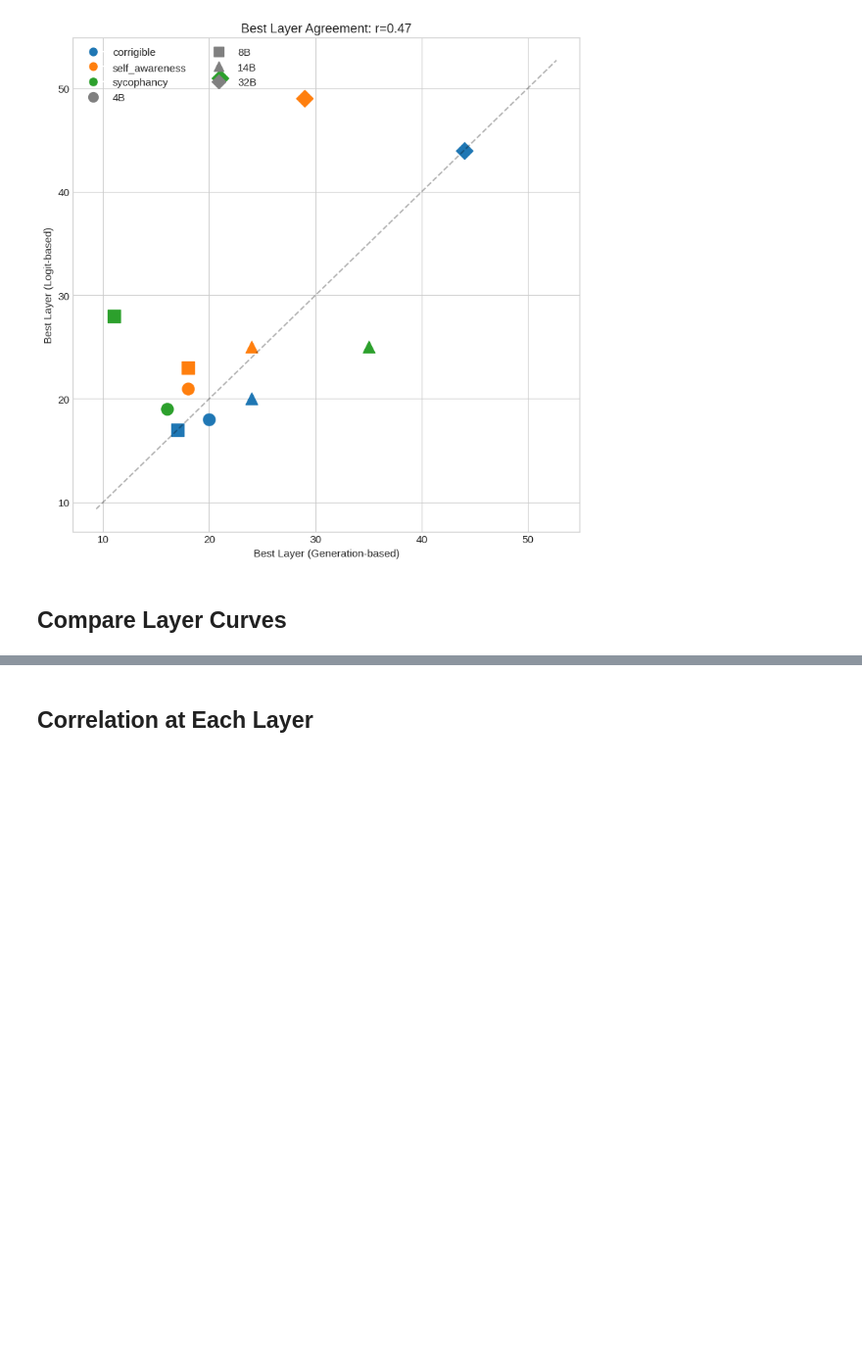
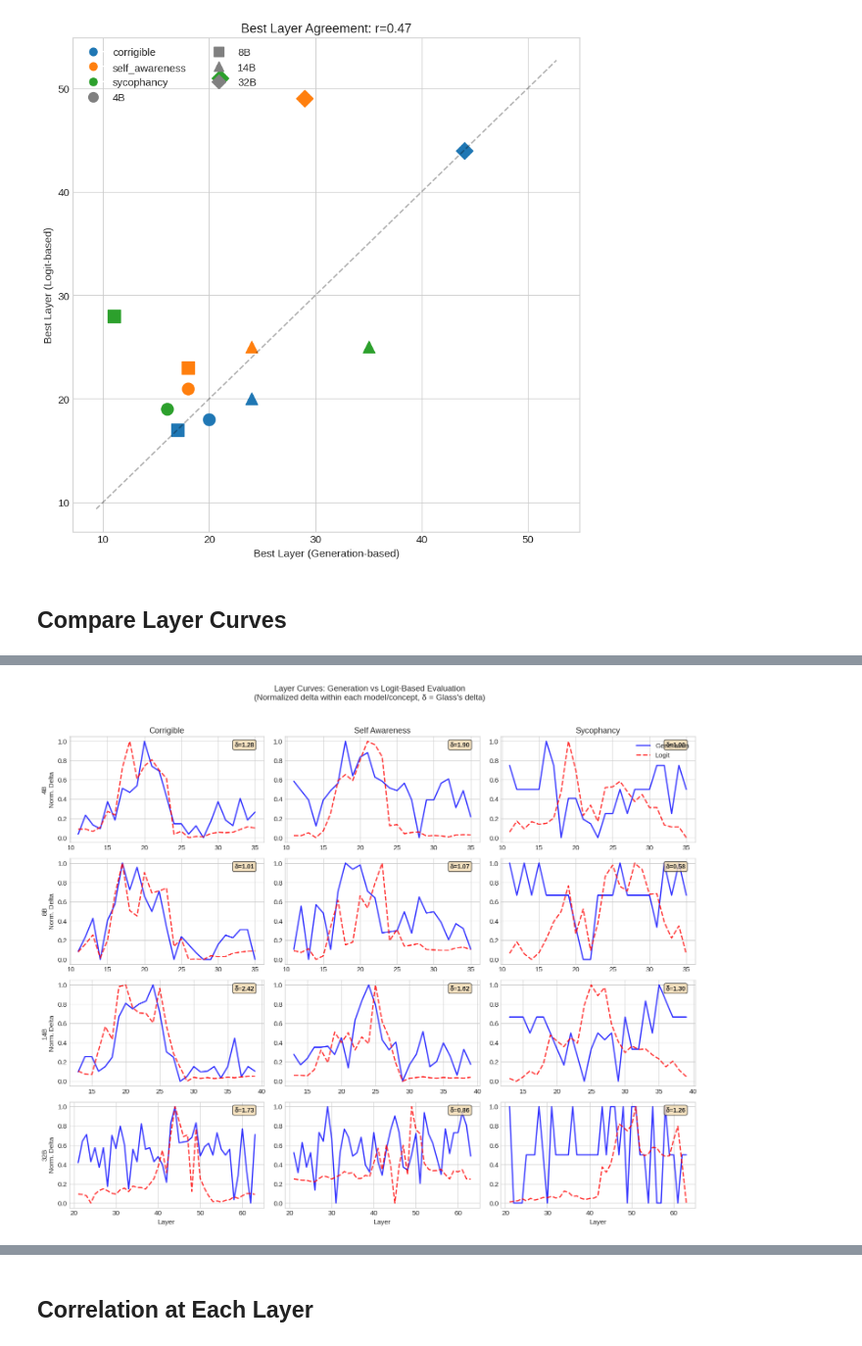
Before and after one commit to obayyub/steering, a Jupyter notebook: notebooks/20260112_generation_vs_logit_comparison.ipynb, the cells around one changed output, grey strips where cells are left out. Shown at 98% size. Drawn from its saved outputs; the diff is of its cells as text; code cells hidden in the pictures; blank space fills up the shorter version.

```diff
--- a/notebooks/20260112_generation_vs_logit_comparison.ipynb
+++ b/notebooks/20260112_generation_vs_logit_comparison.ipynb
@@ -224,0 +221,42 @@ plt.show()
+# %%
+# Plot layer curves side by side with Glass's delta annotations
+fig, axes = plt.subplots(len(MODELS), len(CONCEPT_MAP), figsize=(15, 12))
+
+for i, model in enumerate(MODELS):
+    for j, concept in enumerate(CONCEPT_MAP.keys()):
+        ax = axes[i, j]
+
+        # Generation data
+        gen_subset = gen_df[(gen_df["model"] == model) & (gen_df["concept"] == concept)]
+        if len(gen_subset) > 0:
+            ax.plot(gen_subset["layer"], gen_subset["delta_norm"],
+                    'b-', label="Generation", linewidth=2, alpha=0.8)
+
+        # Logit data
+        logit_subset = logit_df[(logit_df["model"] == model) & (logit_df["concept"] == concept)]
+        if len(logit_subset) > 0:
+            ax.plot(logit_subset["layer"], logit_subset["delta_norm"],
+                    'r--', label="Logit", linewidth=2, alpha=0.8)
+
+        # Add Glass's delta annotation
+        if (model, concept) in glass_deltas:
+            gd = glass_deltas[(model, concept)]
+            ax.text(0.95, 0.95, f"δ={gd:.2f}", transform=ax.transAxes,
+                    fontsize=10, fontweight='bold', ha='right', va='top',
+                    bbox=dict(boxstyle='round', facecolor='wheat', alpha=0.8))
+
+        if i == 0:
+            ax.set_title(concept.replace("_", " ").title())
+        if j == 0:
+            ax.set_ylabel(f"{model}\nNorm. Delta")
+        if i == len(MODELS) - 1:
+            ax.set_xlabel("Layer")
+        if i == 0 and j == len(CONCEPT_MAP) - 1:
+            ax.legend()
+
+plt.suptitle("Layer Curves: Generation vs Logit-Based Evaluation\n(Normalized delta within each model/concept, δ = Glass's delta)", y=1.02)
+plt.tight_layout()
+plt.savefig("../results/logit_diff_sweep/layer_curves_gen_vs_logit.png", dpi=150, bbox_inches="tight")
+plt.show()
+# %% [output]
+[figure, added]
```
Also changed, not shown: parts of 7 cells of this notebook, 2 other files.
